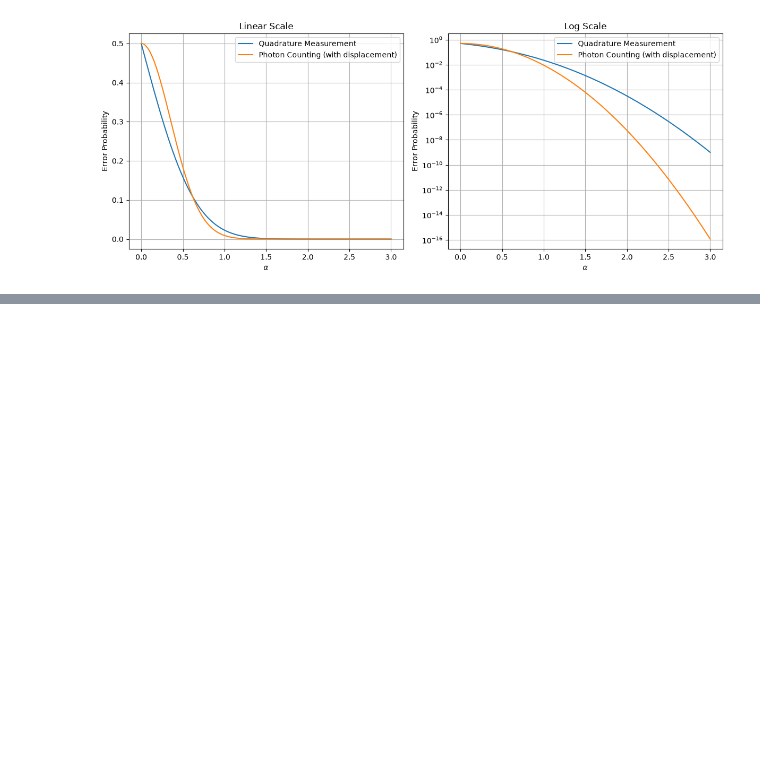
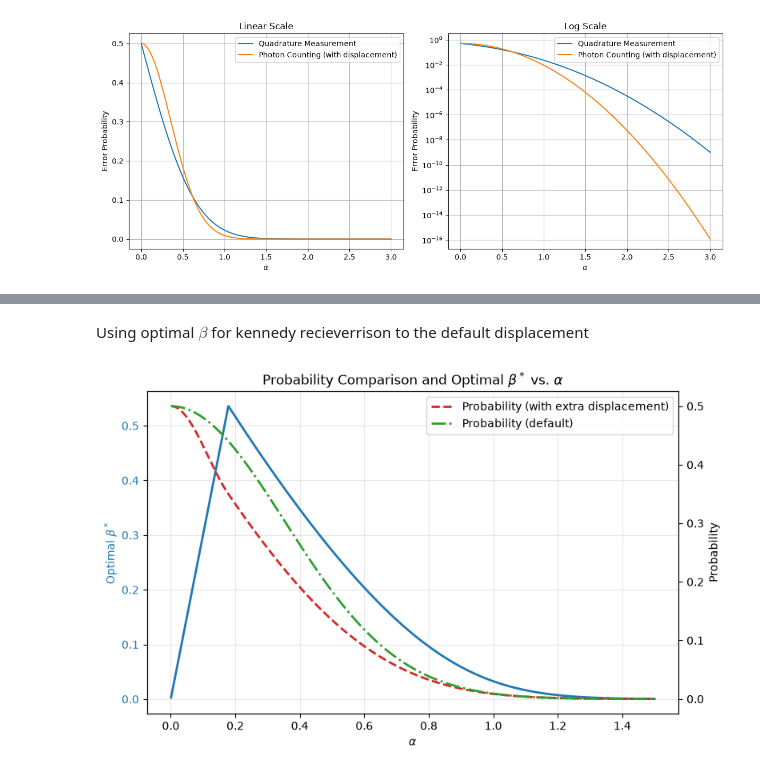
Before and after one commit to eskildpra/Dolinar-Receiver, a Jupyter notebook: leif.ipynb, the cells around one changed output, grey strips where cells are left out. Saved outputs shown, nothing was run; the diff lists cells and outputs as text; code cells hidden in the pictures; blank space fills up the shorter version.

```diff
--- a/leif.ipynb
+++ b/leif.ipynb
@@ -128,0 +188,67 @@ Here I will now use Qutip to calculate psuedo-experimental results which should
+# %% [markdown]
+Using optimal $\beta$ for kennedy recieverrison to the default displacement
+# %%
+# Range of alpha values
+alpha_vals = np.linspace(0.001, 1.5, 3000)
+
+optimal_betas = []
+min_values = []
+
+def minimize_f_for_alpha(alpha):
+    res = sp.optimize.minimize_scalar(
+        lambda b: f(b, alpha), bounds=(-3 * alpha, 3 * alpha), method="bounded"
+    )
+    return res.x, res.fun
+for a in alpha_vals:
+  # Using bounded optimization over a reasonable search interval
+    res = sp.optimize.minimize_scalar(
+        lambda b: f(b, a), bounds=(-3 * a, 3 * a), method="bounded"
+    )
+    optimal_betas.append(res.x)
+    min_values.append(res.fun)
+
+# Default reference probability
+default_prob = 1/2*np.exp(-4 * alpha_vals**2)
+
+# Plotting the results
+fig, ax1 = plt.subplots(figsize=(8, 5))
+
+# Plot optimal beta
+color = "tab:blue"
+ax1.set_xlabel(r"$\alpha$")
+ax1.set_ylabel(r"Optimal $\beta^*$", color=color)
+ax1.plot(alpha_vals, optimal_betas, color=color, lw=2, label=r"$\beta^*$")
+ax1.tick_params(axis="y", labelcolor=color)
+ax1.grid(True, alpha=0.3)
+
+# Plot probability values on twin axis
+ax2 = ax1.twinx()
+ax2.set_ylabel("Probability", color="black")
+(line1,) = ax2.plot(
+    alpha_vals,
+    min_values,
+    color="tab:red",
+    lw=2,
+    linestyle="--",
+    label="Probability (with extra displacement)",
+)
+(line2,) = ax2.plot(
+    alpha_vals,
+    default_prob,
+    color="tab:green",
+    lw=2,
+    linestyle="-.",
+    label="Probability (default)",
+)
+ax2.tick_params(axis="y", labelcolor="black")
+
+# Combined legend for probability lines
+lines = [line1, line2]
+labels = [line.get_label() for line in lines]
+ax2.legend(lines, labels, loc="upper right")
+
+plt.title(r"Probability Comparison and Optimal $\beta^*$ vs. $\alpha$")
+fig.tight_layout()
+plt.show()
+# %% [output]
+[figure, added]
```
Also changed, not shown: parts of 11 cells of this notebook, 1 other file.
